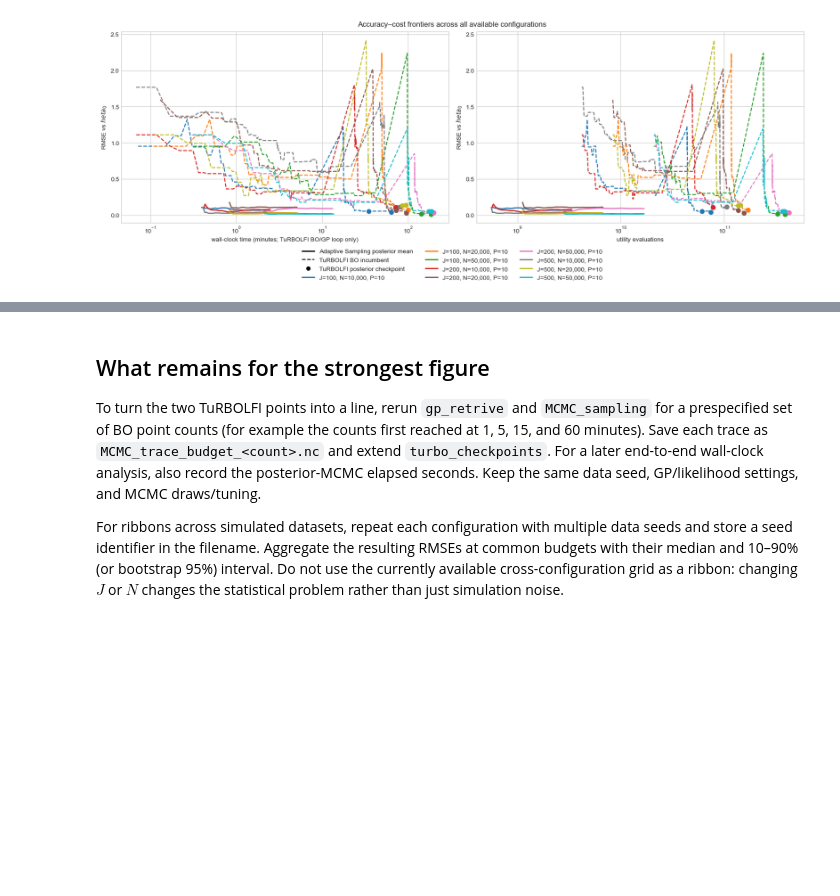
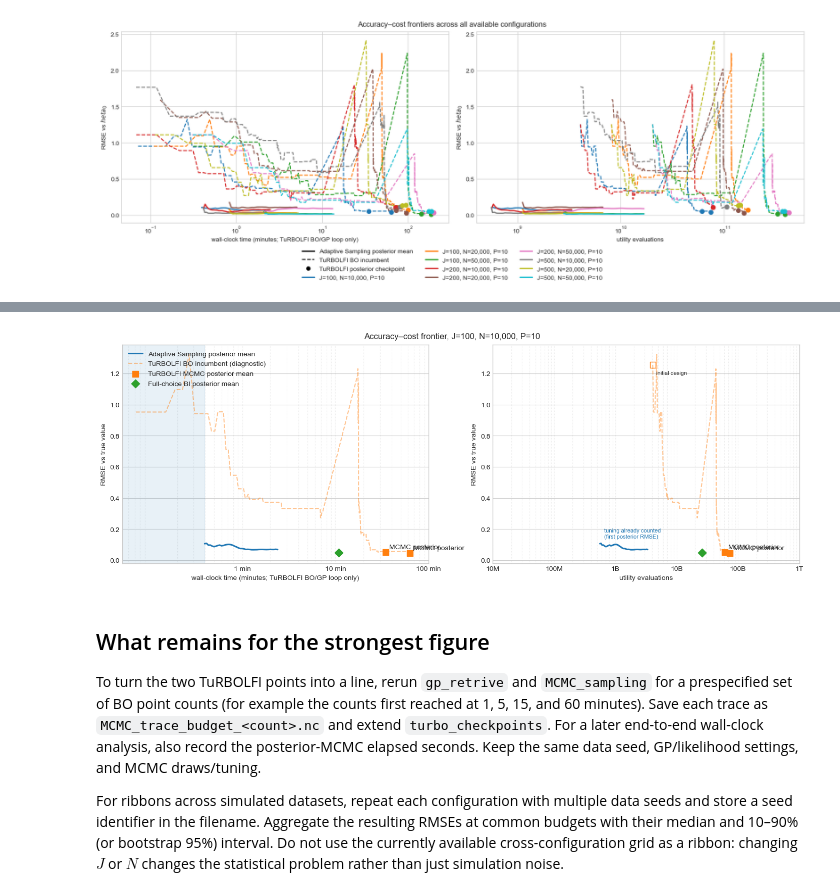
Before and after one commit to transp-or/TooManyAlternativesToHandle, a Jupyter notebook: results/fair_budget_adaptive_vs_turbolfi.ipynb, the cells around one changed output, grey strips where cells are left out. Saved outputs shown, nothing was run; the diff lists cells and outputs as text; code cells hidden in the pictures; blank space fills up the shorter version.

```diff
--- a/results/fair_budget_adaptive_vs_turbolfi.ipynb
+++ b/results/fair_budget_adaptive_vs_turbolfi.ipynb
@@ -361,3 +502,95 @@ plt.show()
+# %%
+# Preferred paper-style figure: one configuration, with the comparable
+# posterior endpoints separated from the TuRBOLFI BO-incumbent diagnostic.
+J_PLOT, N_PLOT, P_PLOT = 100, 10_000, 10
+
+common = sorted(
+    set(map(tuple, adaptive[['J', 'N', 'P']].drop_duplicates().values))
+    & set(map(tuple, turbo[['J', 'N', 'P']].drop_duplicates().values))
+)
+requested = (J_PLOT, N_PLOT, P_PLOT)
+if requested not in common:
+    raise ValueError(f'Requested {requested} is unavailable. Shared configurations: {common}')
+
+J, N, P = requested
+a = adaptive.query('J == @J and N == @N and P == @P').sort_values('wall_s')
+t = turbo.query('J == @J and N == @N and P == @P').sort_values('wall_s')
+b = turbo_incumbent.query('J == @J and N == @N and P == @P').sort_values('wall_s')
+bi_current = bi.query('J == @J and N == @N and P == @P')
+
+fig, axes = plt.subplots(1, 2, figsize=(14, 5), constrained_layout=True)
+for axis, cost, label in zip(
+    axes, ['wall_s', 'utility_evals'],
+    ['wall-clock time (minutes; TuRBOLFI BO/GP loop only)', 'utility evaluations'],
+):
+    x = a[cost] / 60 if cost == 'wall_s' else a[cost]
+    b_for_plot = b.dropna(subset=[cost]).sort_values(cost)
+    xb = b_for_plot[cost] / 60 if cost == 'wall_s' else b_for_plot[cost]
+    valid_t = t.dropna(subset=[cost])
+    xt = valid_t[cost] / 60 if cost == 'wall_s' else valid_t[cost]
+
+    if cost == 'wall_s' and not x.empty:
+        axis.axvspan(0, float(x.min()), color=ESTIMATOR_COLORS['AdaptiveSampler'], alpha=0.10)
+
+    axis.plot(x, a.rmse, color=ESTIMATOR_COLORS['AdaptiveSampler'],
+              label='Adaptive Sampling posterior mean', lw=2.2)
+    axis.plot(xb, b_for_plot.rmse, '--', color=ESTIMATOR_COLORS['TURBOLFI'],
+              alpha=0.45, label='TuRBOLFI BO incumbent (diagnostic)', lw=1.5)
+
+    if cost == 'utility_evals':
+        b_initial = b.loc[b.phase.eq('initial design')]
+        if not b_initial.empty:
+            first = b_initial.iloc[0]
+            axis.scatter(first.utility_evals, first.rmse, facecolors='none',
+                         edgecolors=ESTIMATOR_COLORS['TURBOLFI'], marker='s', s=70, zorder=3)
+            axis.annotate('initial design', (first.utility_evals, first.rmse),
+                          xytext=(5, -14), textcoords='offset points', fontsize=8)
+        first_a = a.iloc[0]
+        axis.annotate('tuning already counted\n(first posterior RMSE)',
+                      (first_a.utility_evals, first_a.rmse), xytext=(6, 8),
+                      textcoords='offset points', fontsize=8,
+                      color=ESTIMATOR_COLORS['AdaptiveSampler'])
+
+    for _, row in valid_t.iterrows():
+        bo_row = b.loc[(b['point_count'] - row['point_count']).abs().idxmin()]
+        x_checkpoint = row[cost] / 60 if cost == 'wall_s' else row[cost]
+        axis.plot([x_checkpoint, x_checkpoint], [bo_row.rmse, row.rmse],
+                  color=ESTIMATOR_COLORS['TURBOLFI'], linestyle=':', lw=1.8, zorder=2)
+
+    axis.scatter(xt, valid_t.rmse, color=ESTIMATOR_COLORS['TURBOLFI'],
+                 marker=ESTIMATOR_MARKERS['TURBOLFI'],
+                 label='TuRBOLFI MCMC posterior mean', s=65, zorder=3)
+    for _, row in valid_t.iterrows():
+        x_checkpoint = row[cost] / 60 if cost == 'wall_s' else row[cost]
+        # axis.annotate('MCMC posterior', (x_checkpoint, row.rmse),
+                      xytext=(5, 5), textcoords='offset points')
+
+    valid_bi = bi_current.dropna(subset=[cost])
+    if not valid_bi.empty:
+        x_bi = valid_bi[cost] / 60 if cost == 'wall_s' else valid_bi[cost]
+        axis.scatter(x_bi, valid_bi.posterior_rmse, color=ESTIMATOR_COLORS['BI'],
+                     marker=ESTIMATOR_MARKERS['BI'],
+                     label='Full-choice BI posterior mean', s=70, zorder=3)
+
+    axis.set_xscale('log')
+    if cost == 'wall_s':
+        axis.set_xticks([1, 10, 100])
+        axis.set_xticklabels(['1 min', '10 min', '100 min'])
+        axis.legend(loc='upper left')
+    else:
+        axis.set_xticks([1e7, 1e8, 1e9, 1e10, 1e11, 1e12])
+        axis.set_xticklabels(['10M', '100M', '1B', '10B', '100B', '1T'])
+    axis.grid(True, axis='x', which='both', linestyle=':', alpha=0.4)
+    axis.set_xlabel(label)
+    axis.set_ylabel('RMSE vs true value')
+
+fig.suptitle(f'Accuracy–cost frontier, J={J}, N={N:,}, P={P}')
+plot_dir = REPO / 'results' / 'plots'
+plot_dir.mkdir(parents=True, exist_ok=True)
+fig.savefig(plot_dir / f'accuracy_cost_comparison_J{J}_N{N // 1000}k_P{P}.png', dpi=400)
+plt.show()
+# %% [output]
+[figure, added]
 # %% [markdown]
 ## What remains for the strongest figure
 
```
Also changed, not shown: parts of 5 cells of this notebook, 7 other files.
